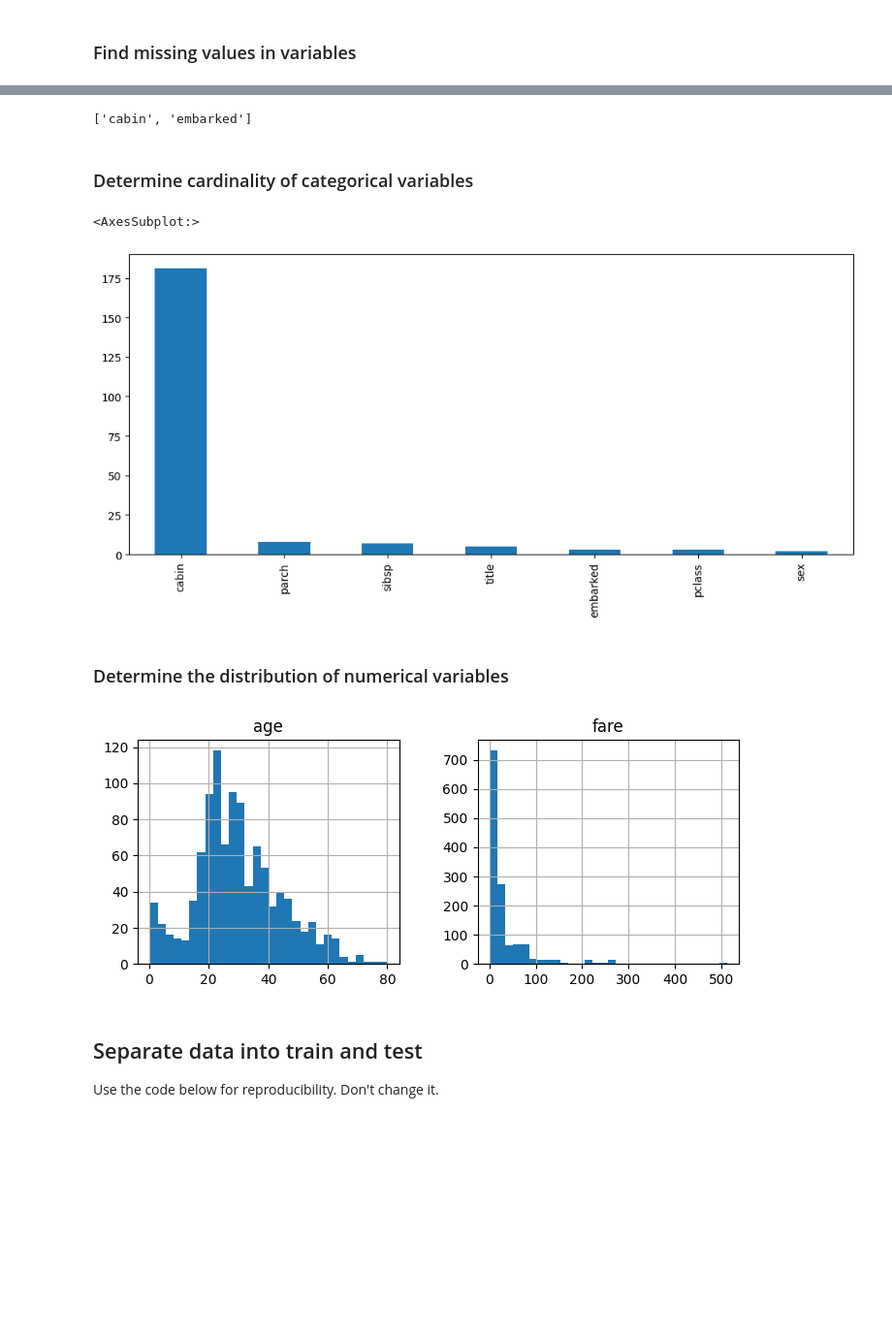
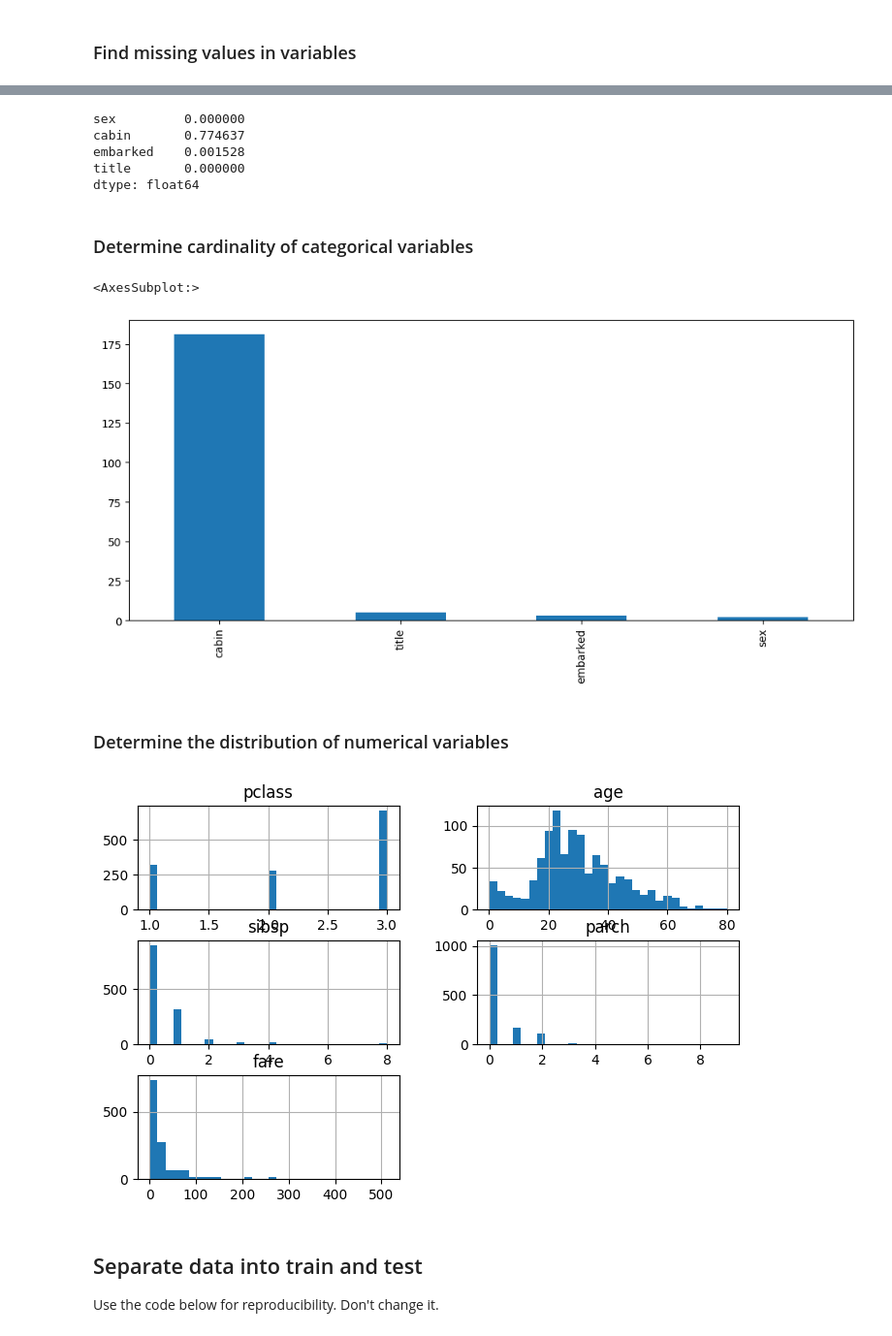
Before and after one commit to JesyinLai/deploy_ML, a Jupyter notebook: 01-predicting-survival-titanic-assignement_JL.ipynb, the cells around one changed output, grey strips where cells are left out. Shown at 97% size. Drawn from its saved outputs; the diff is of its cells as text; code cells hidden in the pictures; blank space fills up the shorter version.

```diff
--- a/01-predicting-survival-titanic-assignement_JL.ipynb
+++ b/01-predicting-survival-titanic-assignement_JL.ipynb
@@ -138,7 +136,7 @@ vars=['pclass','sex','age','sibsp','parch','fare','cabin','embarked','title']
 # %%
-vars_num = [var for var in vars if data[var].dtype == 'float' ] # fill your code here
+vars_num = [var for var in data.columns if data[var].dtype != 'O' and var!=target ] # fill your code here
 
-vars_cat = [var for var in vars if data[var].dtype == 'O' or data[var].dtype == 'int64'] # fill your code here
+vars_cat = [var for var in data.columns if data[var].dtype == 'O'] # fill your code here
 
 print('Number of numerical variables: {}'.format(len(vars_num)))
 print('Number of categorical variables: {}'.format(len(vars_cat)))
@@ -156,23 +160,28 @@ print(vars_num_with_na)
 # %%
 # now in categorical variables
 vars_cat_with_na = [var for var in vars_cat if data[var].isnull().sum() > 0]
-print(vars_cat_with_na)
+#print(vars_cat_with_na)
+data[vars_cat].isnull().mean()
 # %% [output]
-['cabin', 'embarked']
+sex         0.000000
+cabin       0.774637
+embarked    0.001528
+title       0.000000
+dtype: float64
 # %% [markdown]
 ### Determine cardinality of categorical variables
 # %%
 data[vars_cat].nunique().sort_values(ascending=False).plot.bar(figsize=(12,5))
 # %% [output]
 <AxesSubplot:>
-[figure, old version]
+[figure, new version]
 # %% [markdown]
 ### Determine the distribution of numerical variables
 # %%
-data[vars_num].hist(bins=30, figsize=(8,3))
+data[vars_num].hist(bins=30, figsize=(8,5))
 plt.show()
 # %% [output]
-[figure, old version]
+[figure, new version]
 # %% [markdown]
 ## Separate data into train and test
 
```
Also changed, not shown: parts of 17 cells of this notebook.
